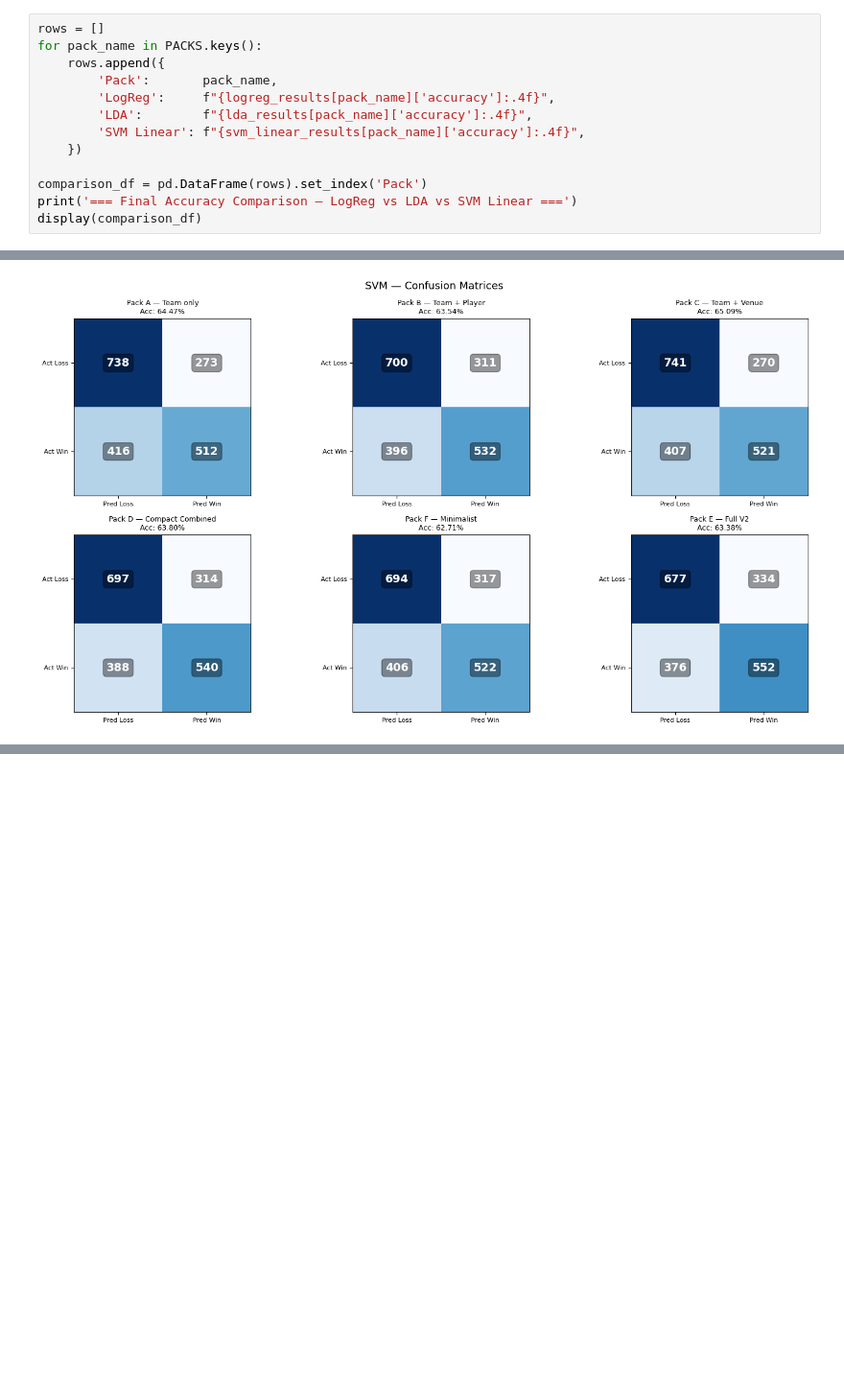
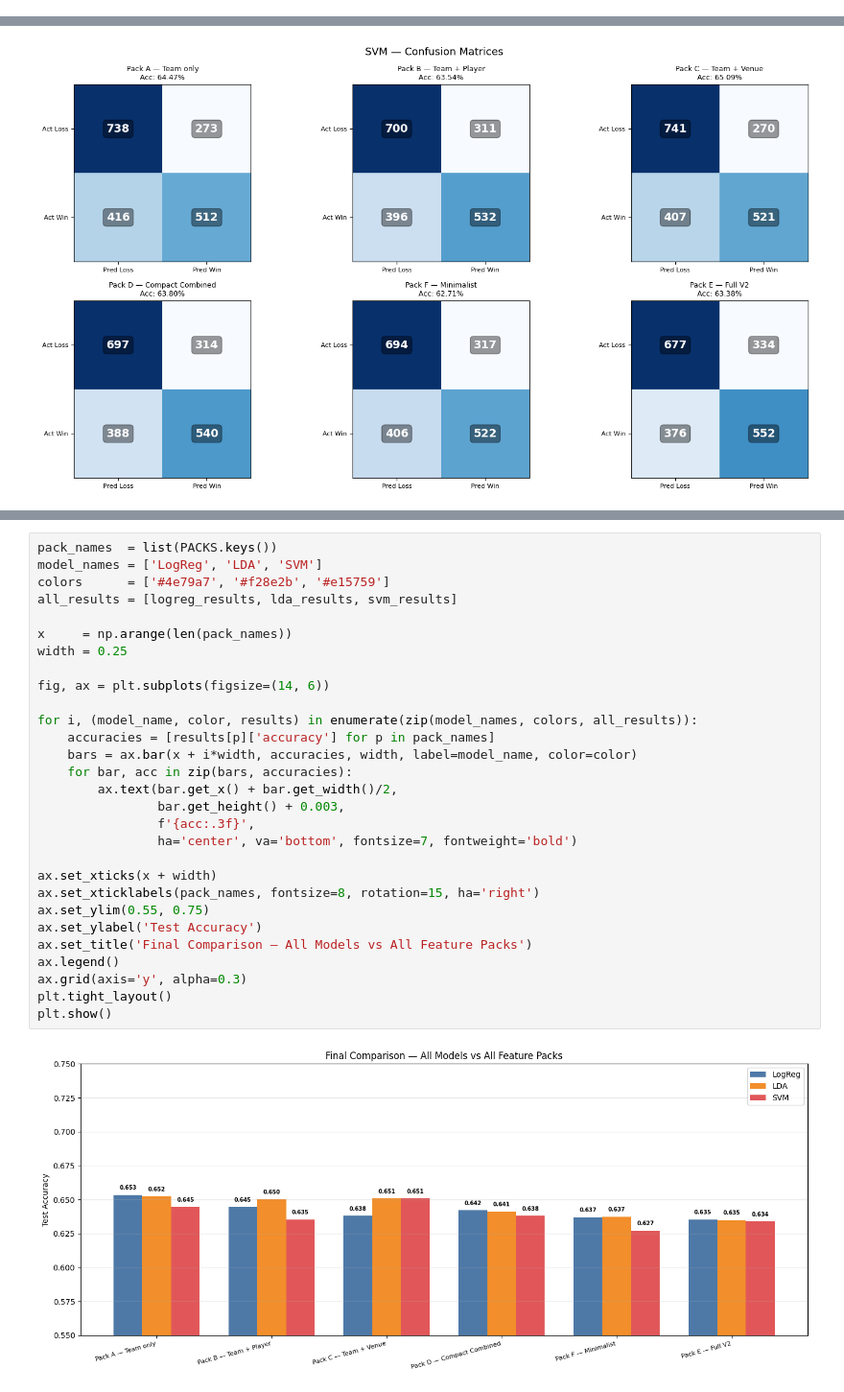
Before and after one commit to anandmukarung/cricket-predictability-study, a Jupyter notebook: notebooks/Cricket Prediction.ipynb, the cells around one changed output, grey strips where cells are left out. Shown at 96% size. Saved outputs shown, nothing was run; the diff lists cells and outputs as text; blank space fills up the shorter version.

```diff
--- a/notebooks/Cricket Prediction.ipynb
+++ b/notebooks/Cricket Prediction.ipynb
@@ -341,13 +294,0 @@ plot_confusion_matrices(svm_linear_results, 'SVM Linear')
-# %%
-rows = []
-for pack_name in PACKS.keys():
-    rows.append({
-        'Pack':       pack_name,
-        'LogReg':     f"{logreg_results[pack_name]['accuracy']:.4f}",
-        'LDA':        f"{lda_results[pack_name]['accuracy']:.4f}",
-        'SVM Linear': f"{svm_linear_results[pack_name]['accuracy']:.4f}",
-    })
-
-comparison_df = pd.DataFrame(rows).set_index('Pack')
-print('=== Final Accuracy Comparison — LogReg vs LDA vs SVM Linear ===')
-display(comparison_df)
@@ -678,0 +363,31 @@ plt.show()
+# %%
+pack_names  = list(PACKS.keys())
+model_names = ['LogReg', 'LDA', 'SVM']
+colors      = ['#4e79a7', '#f28e2b', '#e15759']
+all_results = [logreg_results, lda_results, svm_results]
+
+x     = np.arange(len(pack_names))
+width = 0.25
+
+fig, ax = plt.subplots(figsize=(14, 6))
+
+for i, (model_name, color, results) in enumerate(zip(model_names, colors, all_results)):
+    accuracies = [results[p]['accuracy'] for p in pack_names]
+    bars = ax.bar(x + i*width, accuracies, width, label=model_name, color=color)
+    for bar, acc in zip(bars, accuracies):
+        ax.text(bar.get_x() + bar.get_width()/2,
+                bar.get_height() + 0.003,
+                f'{acc:.3f}',
+                ha='center', va='bottom', fontsize=7, fontweight='bold')
+
+ax.set_xticks(x + width)
+ax.set_xticklabels(pack_names, fontsize=8, rotation=15, ha='right')
+ax.set_ylim(0.55, 0.75)
+ax.set_ylabel('Test Accuracy')
+ax.set_title('Final Comparison — All Models vs All Feature Packs')
+ax.legend()
+ax.grid(axis='y', alpha=0.3)
+plt.tight_layout()
+plt.show()
+# %% [output]
+[figure, added]
```
Also changed, not shown: parts of 17 cells of this notebook.
